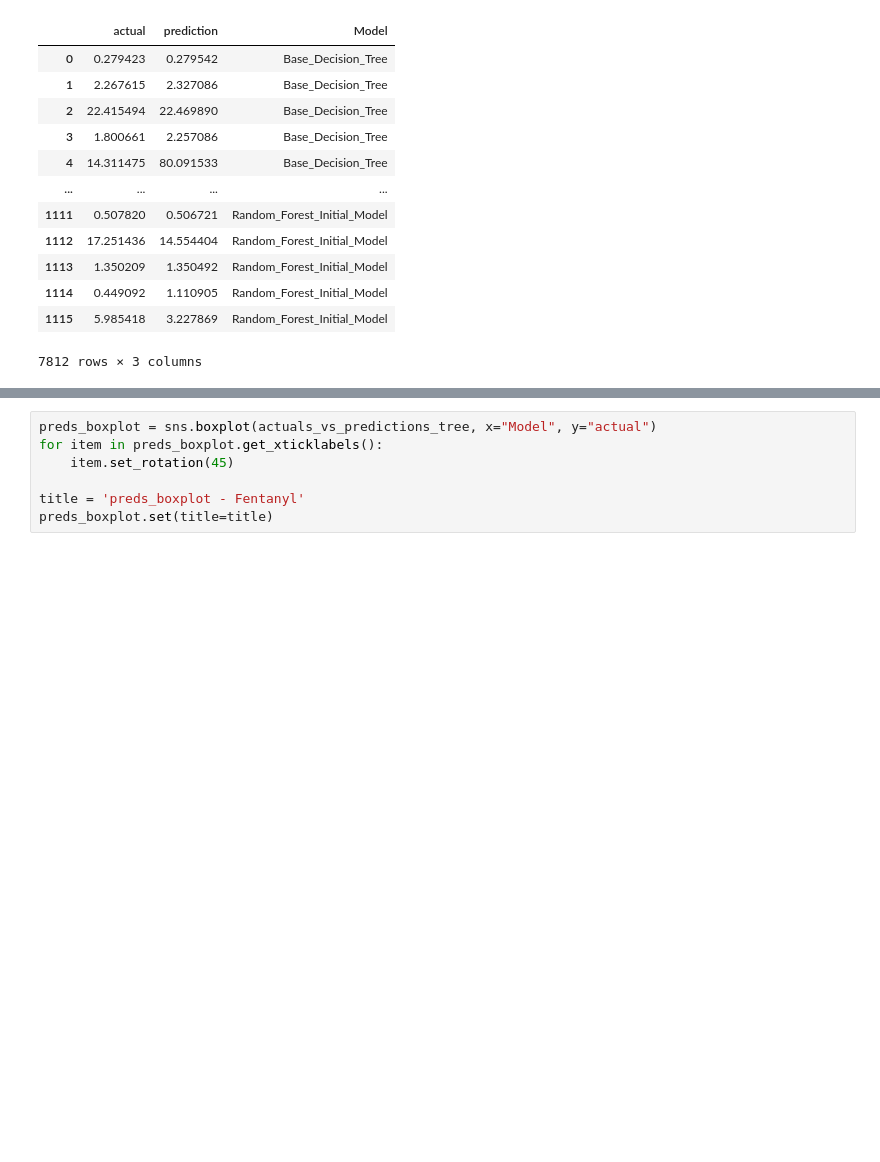
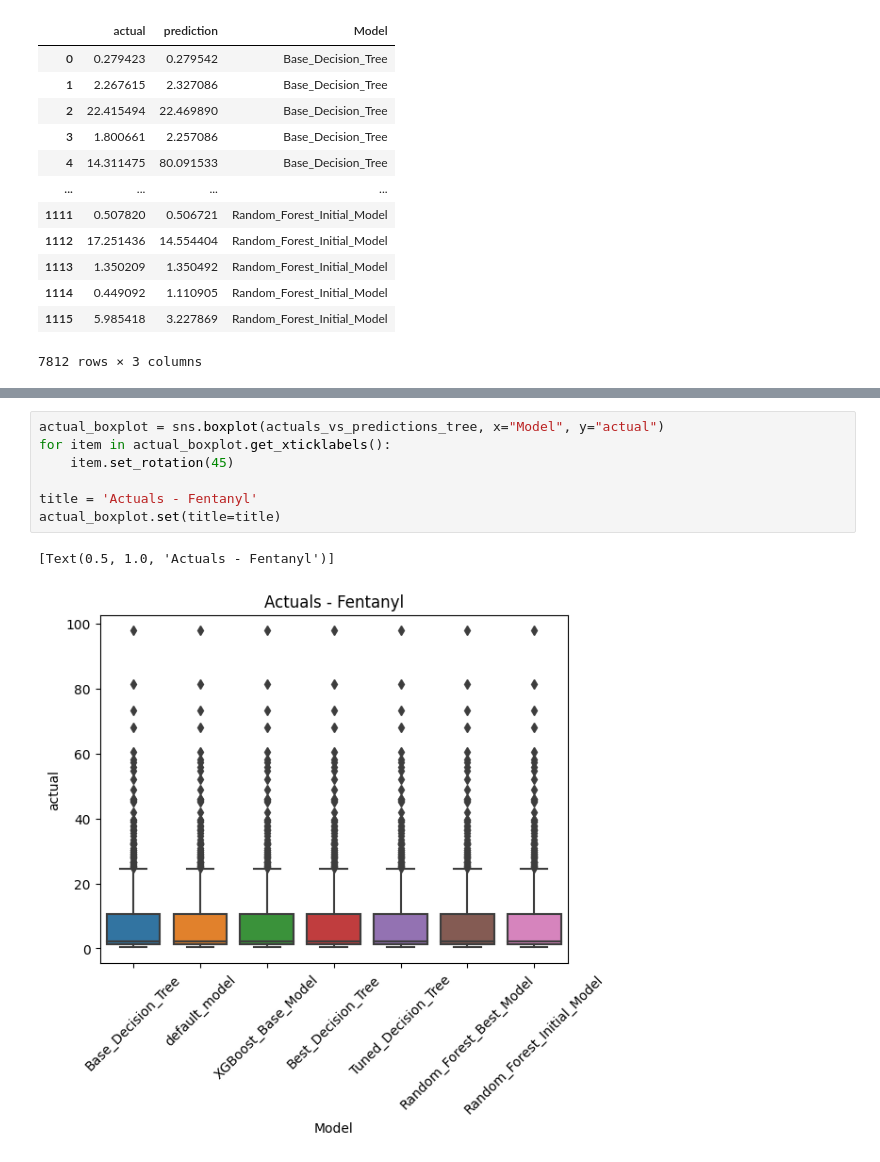
Before and after one commit to jmsarabia/fentanyl_eda, a Jupyter notebook: prediction_insights/prediction_evaluation.ipynb, the cells around one changed output, grey strips where cells are left out. Cells and saved outputs as stored; diff of their text form; blank space fills up the shorter version.

```diff
--- a/prediction_insights/prediction_evaluation.ipynb
+++ b/prediction_insights/prediction_evaluation.ipynb
@@ -75,7 +75,10 @@ preds_boxplot.set(title=title)
 # %%
-preds_boxplot = sns.boxplot(actuals_vs_predictions_tree, x="Model", y="actual")
-for item in preds_boxplot.get_xticklabels():
+actual_boxplot = sns.boxplot(actuals_vs_predictions_tree, x="Model", y="actual")
+for item in actual_boxplot.get_xticklabels():
     item.set_rotation(45)
 
-title = 'preds_boxplot - Fentanyl'
-preds_boxplot.set(title=title)
+title = 'Actuals - Fentanyl'
+actual_boxplot.set(title=title)
+# %% [output]
+[Text(0.5, 1.0, 'Actuals - Fentanyl')]
+[figure, added]
```
Also changed, not shown: parts of 1 cell of this notebook.
